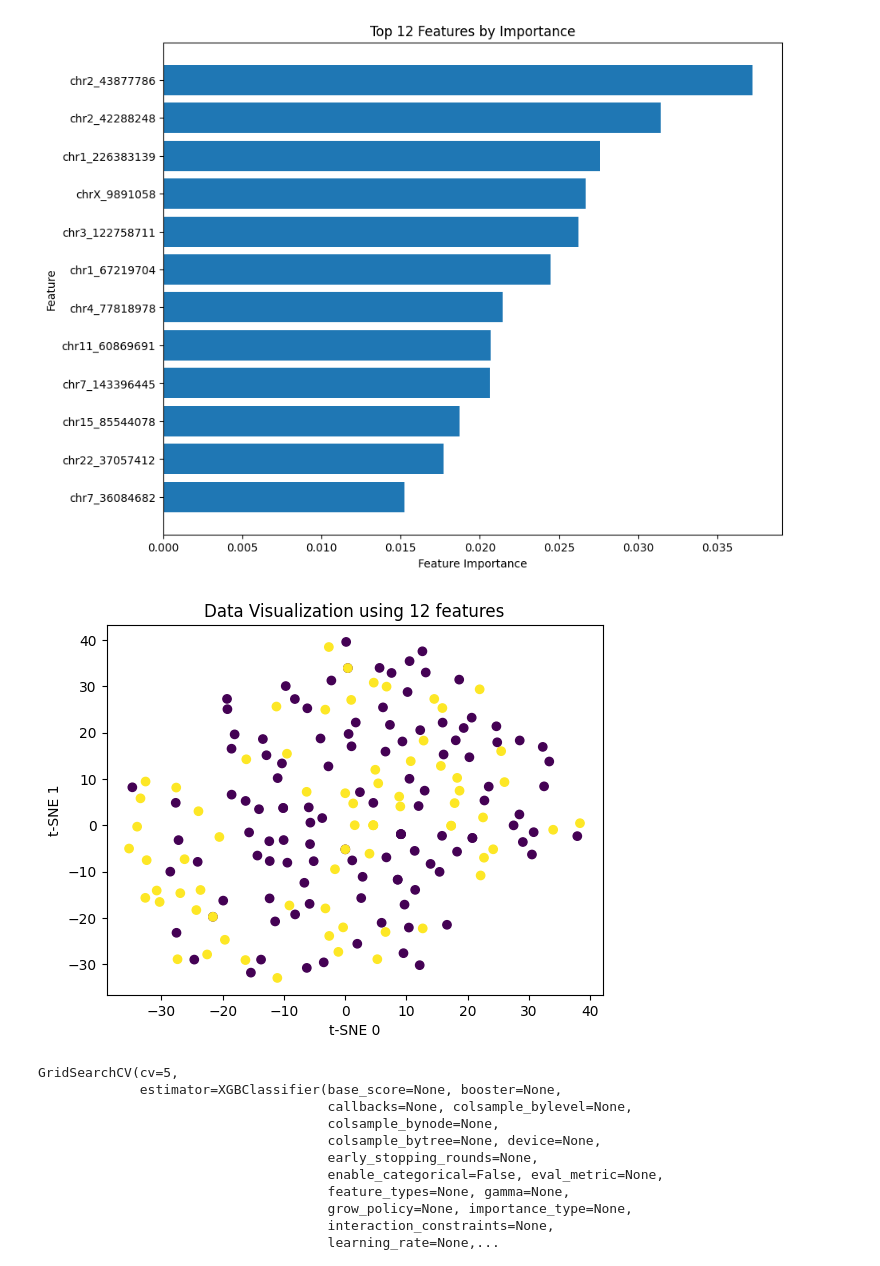
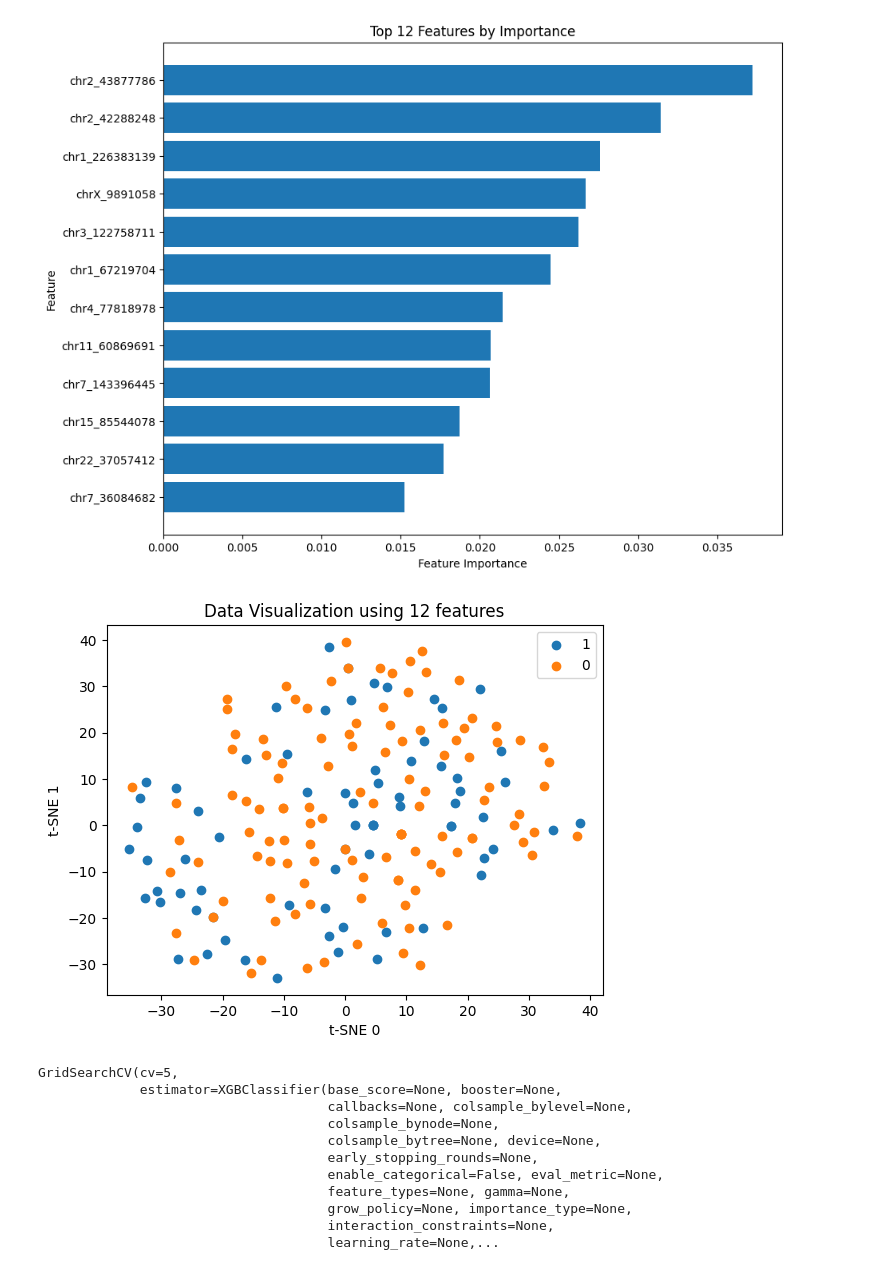
Before and after one commit to FelipePassarela/projeto-covid-longa-leve-grave, a Jupyter notebook: xgboost_v2.ipynb, the cells around one changed output. Drawn from its saved outputs; the diff is of its cells as text; code cells hidden in the pictures.

```diff
--- a/xgboost_v2.ipynb
+++ b/xgboost_v2.ipynb
@@ -61,17 +61,19 @@ X_train, X_test = preprocess(X_train, X_test, n_features_to_select=12, plot_impo
 # %%
 from sklearn.manifold import TSNE
 import matplotlib.pyplot as plt
 
 tsne = TSNE(n_components=2, random_state=42)
 X_train_tsne = tsne.fit_transform(X_train)
 
-plt.scatter(X_train_tsne[:, 0], X_train_tsne[:, 1], c=y_train, cmap='viridis')
+for label in y_train.unique():
+    plt.scatter(X_train_tsne[y_train == label, 0], X_train_tsne[y_train == label, 1], label=label)
 plt.xlabel('t-SNE 0')
 plt.ylabel('t-SNE 1')
 plt.title(f'Data Visualization using {X_train.shape[1]} features')
+plt.legend()
 plt.show()
 # %% [output]
-[figure, old version]
+[figure, new version]
 # %%
 from sklearn.ensemble import RandomForestClassifier
 from sklearn.naive_bayes import GaussianNB
```
Also changed, not shown: parts of 3 cells of this notebook, 1 other file.
